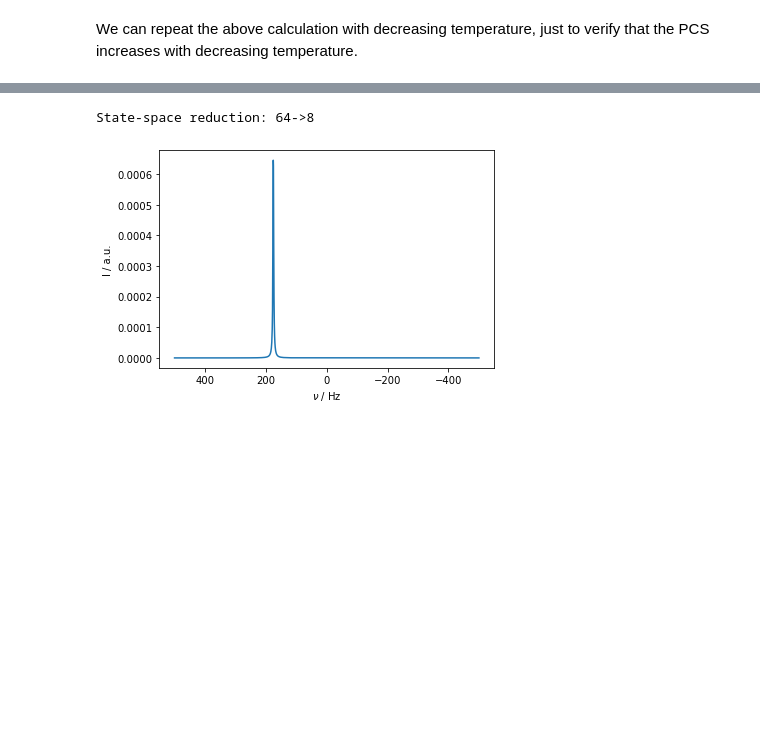
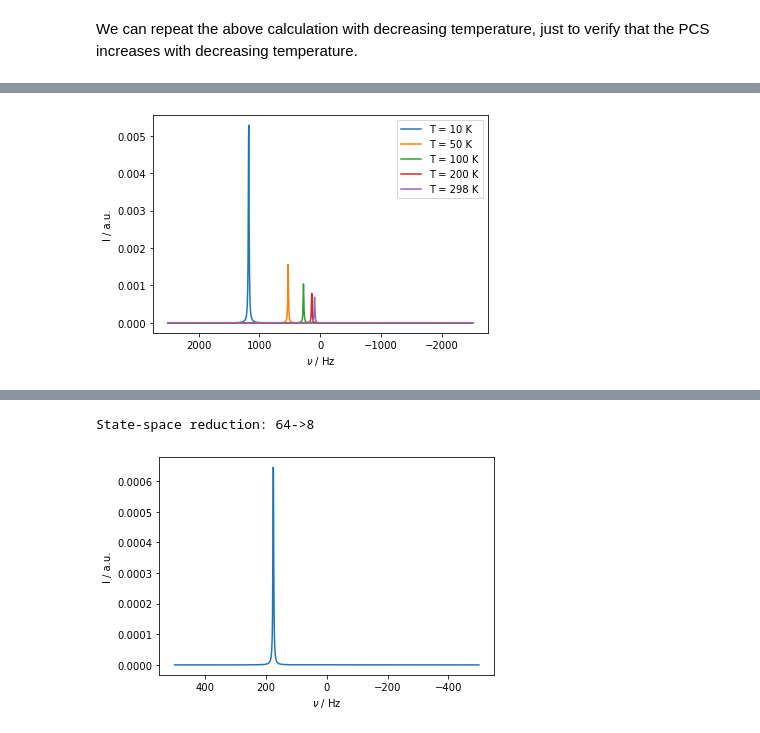
Before and after one commit to alsinmr/SLEEPY_tutorial, a Jupyter notebook: Chapters/Chapter5/Ch5_PseudoContactShift.ipynb, the cells around one changed output, grey strips where cells are left out. Cells and saved outputs as stored; diff of their text form; code cells hidden in the pictures; blank space fills up the shorter version.

```diff
--- a/Chapters/Chapter5/Ch5_PseudoContactShift.ipynb
+++ b/Chapters/Chapter5/Ch5_PseudoContactShift.ipynb
@@ -184,0 +185,22 @@ Note that a smaller pseudocontact shift can be obtained in the rotating frame, i
+# %%
+L.clear_relax()
+L.add_relax(Type='T1',i=1,T1=1e-8,OS=True,Thermal=True)
+L.add_relax(Type='T2',i=1,T2=1e-10,OS=True)
+
+ax=plt.subplots()[1]
+seq=L.Sequence(Dt=1/5000)
+
+T=[10,50,100,200,298]
+for T_K in T:
+    L.expsys.T_K=T_K
+    L.clear_cache()
+
+    rho.clear()
+    Upi2*rho
+    rho.DetProp(seq,n=1024)
+    rho.downmix()
+
+    rho.plot(FT=True,apodize=True,ax=ax)
+_=ax.legend([f'T = {T_K:.0f} K' for T_K in T])
+# %% [output]
+[figure, added]
```
Also changed, not shown: parts of 5 cells of this notebook, 29 other files.
